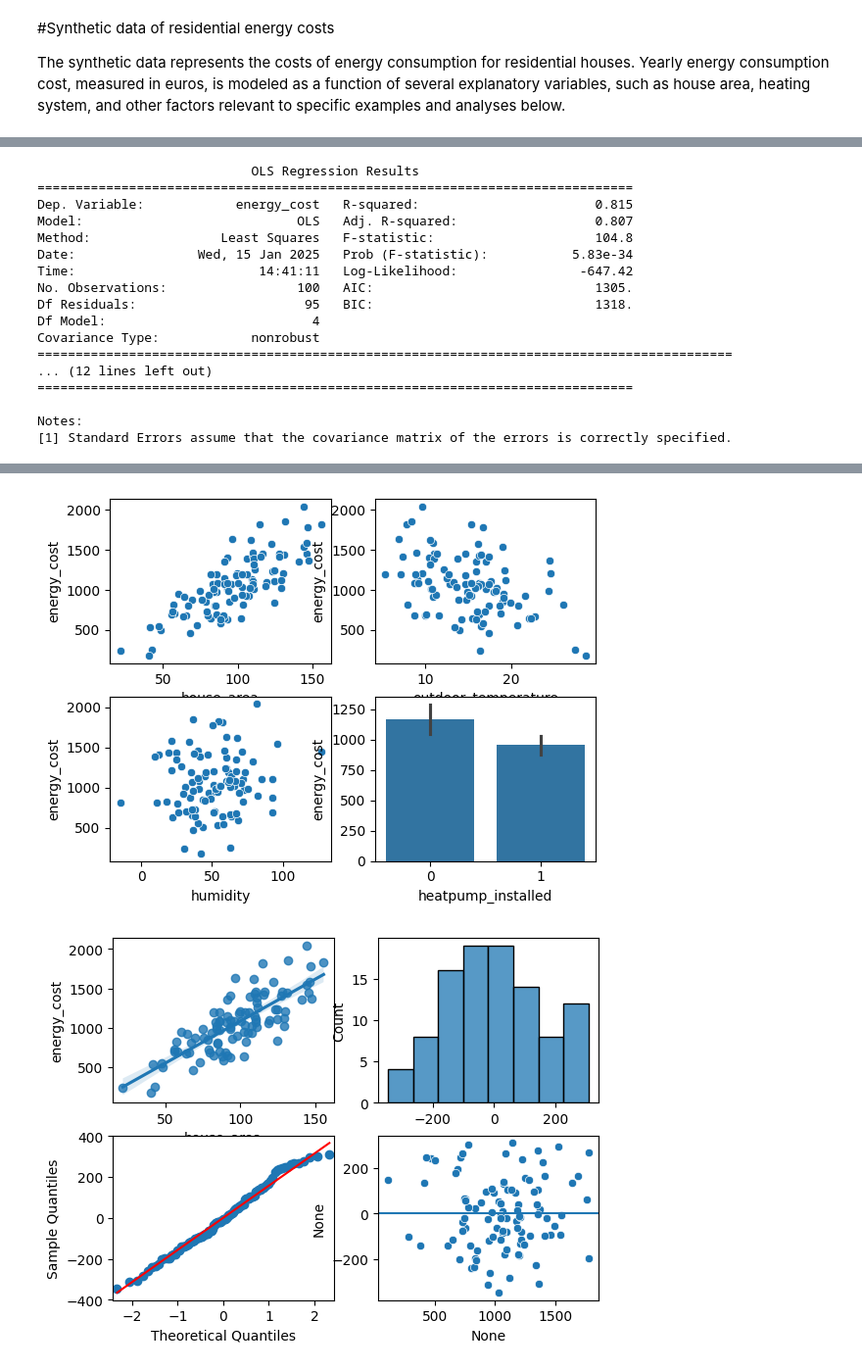
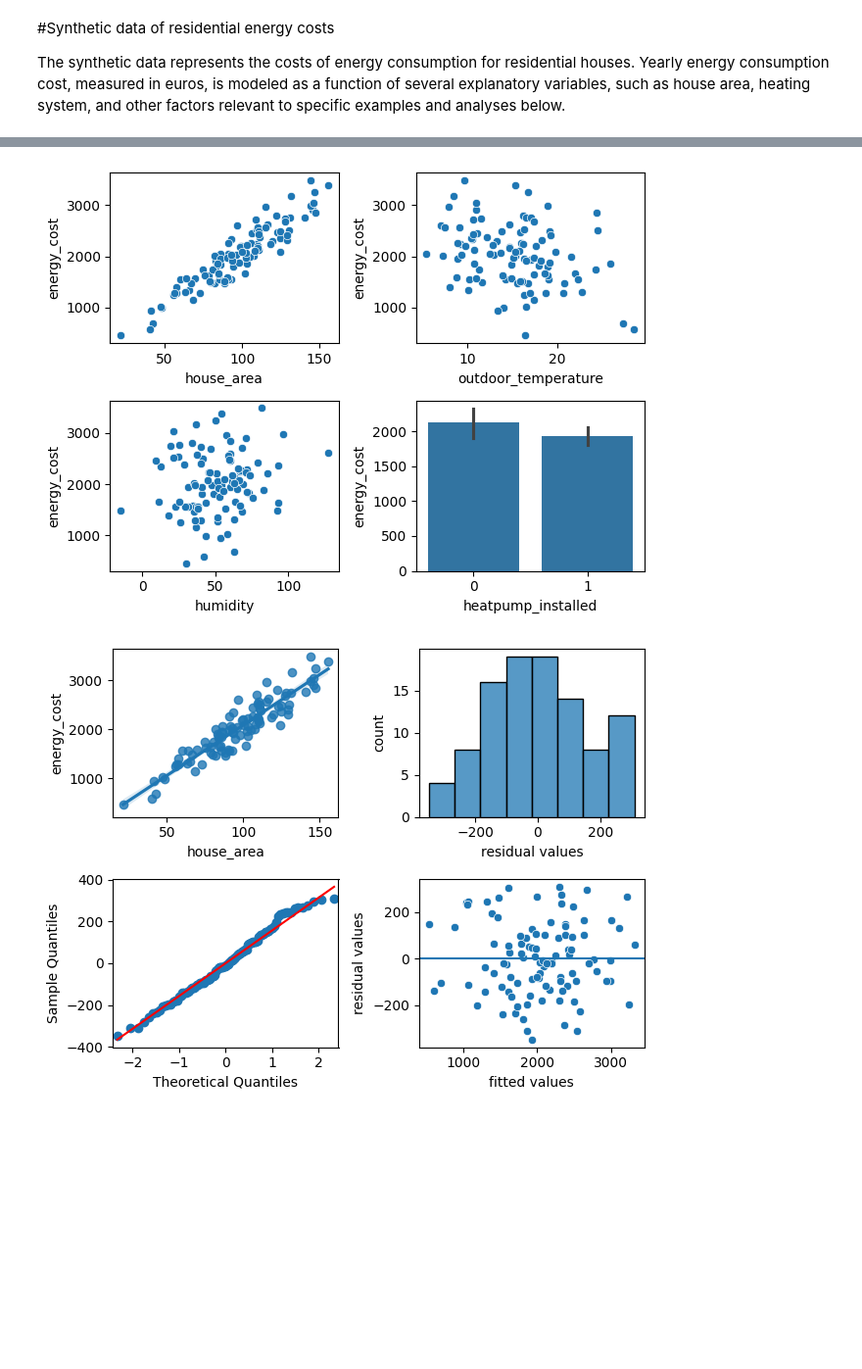
Before and after one commit to jacobjx/statistics, a Jupyter notebook: statsmodels_synthetic.ipynb, the cells around one changed output, grey strips where cells are left out. Shown at 98% size. Drawn from its saved outputs; the diff is of its cells as text; code cells hidden in the pictures; blank space fills up the shorter version.

```diff
--- a/statsmodels_synthetic.ipynb
+++ b/statsmodels_synthetic.ipynb
@@ -348,15 +480,14 @@ std_humidity = 20               #assumed standard deviation of humidity
 
 #   relative effects of explanatory variables
 area_effect = 20            #assumed effect of area on energy cost (euro/m2)
-age_effect = 10
 heatpump_effect = -200
 temperature_effect = -20
 
+#   assumed fixed energy cost for any house
+fixed_costs = 500
+
 #   assumed standard deviation of random effects (noise)
 std_random_effects = 150
-
-#   assumed fix energy cost for any house
-fixed_costs = 500
 
 #set sample size
 sample_size = 100
@@ -365,10 +496,12 @@ sample_size = 100
 np.random.seed(42)  # For reproducibility
 
 #generate data for explanatory variables and random effects
-house_area=np.random.normal(mean_house_area,std_house_area,size=sample_size) #a main driver
-outdoor_temperature=np.random.normal(mean_outdoor_temperature,std_outdoor_temperature,size=sample_size)  #weak but correlated
-humidity=np.random.normal(mean_humidity,std_humidity,size=sample_size) #uncorrelated but measured effect
-heatpump_installed = np.round(np.random.rand(sample_size)) #a categorical effect encoded as 1 for installed and 0 for not installed
+house_area=np.random.normal(mean_house_area,std_house_area,size=sample_size)
+outdoor_temperature=np.random.normal(mean_outdoor_temperature,std_outdoor_temperature,size=sample_size)
+humidity=np.random.normal(mean_humidity,std_humidity,size=sample_size)
+
+#1 for installed, 0 otherwise
+heatpump_installed = np.round(np.random.rand(sample_size))
 random_effects = np.random.normal(0,std_random_effects,size=sample_size)
 
 #generate synthetic energy cost data
@@ -383,19 +516,22 @@ df = pd.DataFrame({
     'heatpump_installed': heatpump_installed
  })
 
-#display dataframe
+#display the dataframe
+print('\nData')
+print('-----------------')
 display(df.head())
 
-#format heatpump as an integer and categorical variable (for the )
+#format heatpump as an integer and categorical variable (for the analysis)
 df['heatpump_installed']=df['heatpump_installed'].astype('int')
 df['heatpump_installed']=df['heatpump_installed'].astype('category')
 
 #visualize the data
-fig1,axs1=plt.subplots(2,2)
+fig1, axs1 = plt.subplots(2, 2)
 sns.scatterplot(ax = axs1[0,0], data=df, x='house_area', y='energy_cost')
 sns.scatterplot(ax = axs1[0,1],data=df, x='outdoor_temperature', y='energy_cost')
 sns.scatterplot(ax = axs1[1,0],data=df, x='humidity', y='energy_cost')
 sns.barplot(ax = axs1[1,1],data=df, x='heatpump_installed', y='energy_cost')
+plt.tight_layout()
 
 #formulate statistical model and perform test
 formula='energy_cost ~ house_area + outdoor_temperature + humidity + heatpump_installed'
@@ -408,8 +544,13 @@ print(results)
 fig2,axs2=plt.subplots(2,2)
 sns.regplot(ax=axs2[0,0], data=df, x='house_area', y='energy_cost')
 sns.histplot(ax=axs2[0,1],data=model.resid)
+axs2[0,1].set_xlabel('residual values')
+axs2[0,1].set_ylabel('count')
 sm.qqplot(ax=axs2[1,0], data=model.resid, line='s')
 sns.scatterplot(ax=axs2[1,1], x=model.fittedvalues,y=model.resid)
+axs2[1,1].set_xlabel('fitted values')
+axs2[1,1].set_ylabel('residual values')
 axs2[1,1].axhline(0)
+plt.tight_layout()
 plt.show()
 # %% [output]
@@ -422,17 +564,0 @@ plt.show()
-                            OLS Regression Results
-==============================================================================
-Dep. Variable:            energy_cost   R-squared:                       0.815
-Model:                            OLS   Adj. R-squared:                  0.807
-Method:                 Least Squares   F-statistic:                     104.8
-Date:                Wed, 15 Jan 2025   Prob (F-statistic):           5.83e-34
-Time:                        14:41:11   Log-Likelihood:                -647.42
-No. Observations:                 100   AIC:                             1305.
-Df Residuals:                      95   BIC:                             1318.
-Df Model:                           4
-Covariance Type:            nonrobust
-===========================================================================================
-... (12 lines left out)
-==============================================================================
-
-Notes:
-[1] Standard Errors assume that the covariance matrix of the errors is correctly specified.
@@ -439,2 +582,2 @@ Notes:
-[figure, old version]
+[figure, new version]
-[figure, old version]
+[figure, new version]
```
Also changed, not shown: parts of 23 cells of this notebook.
